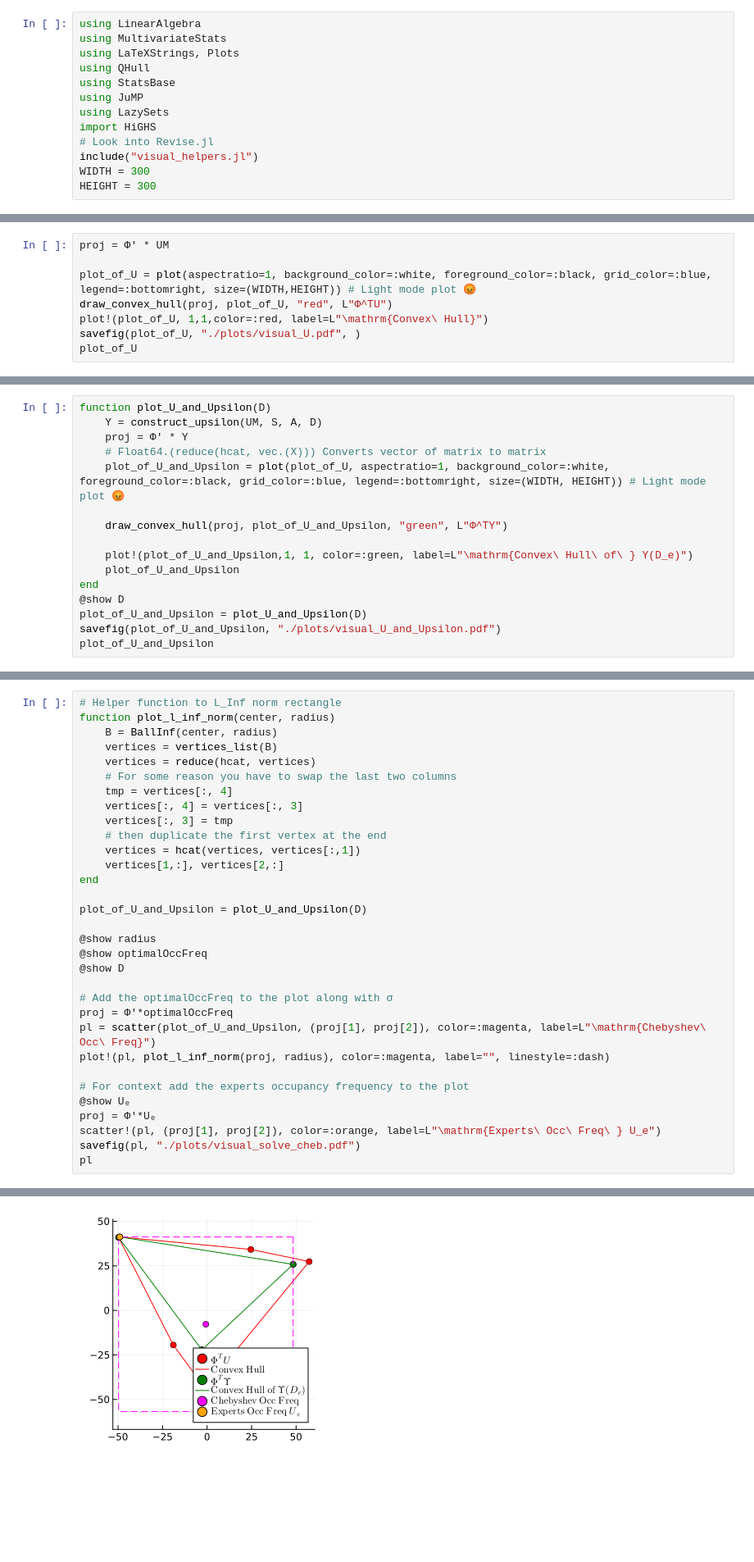
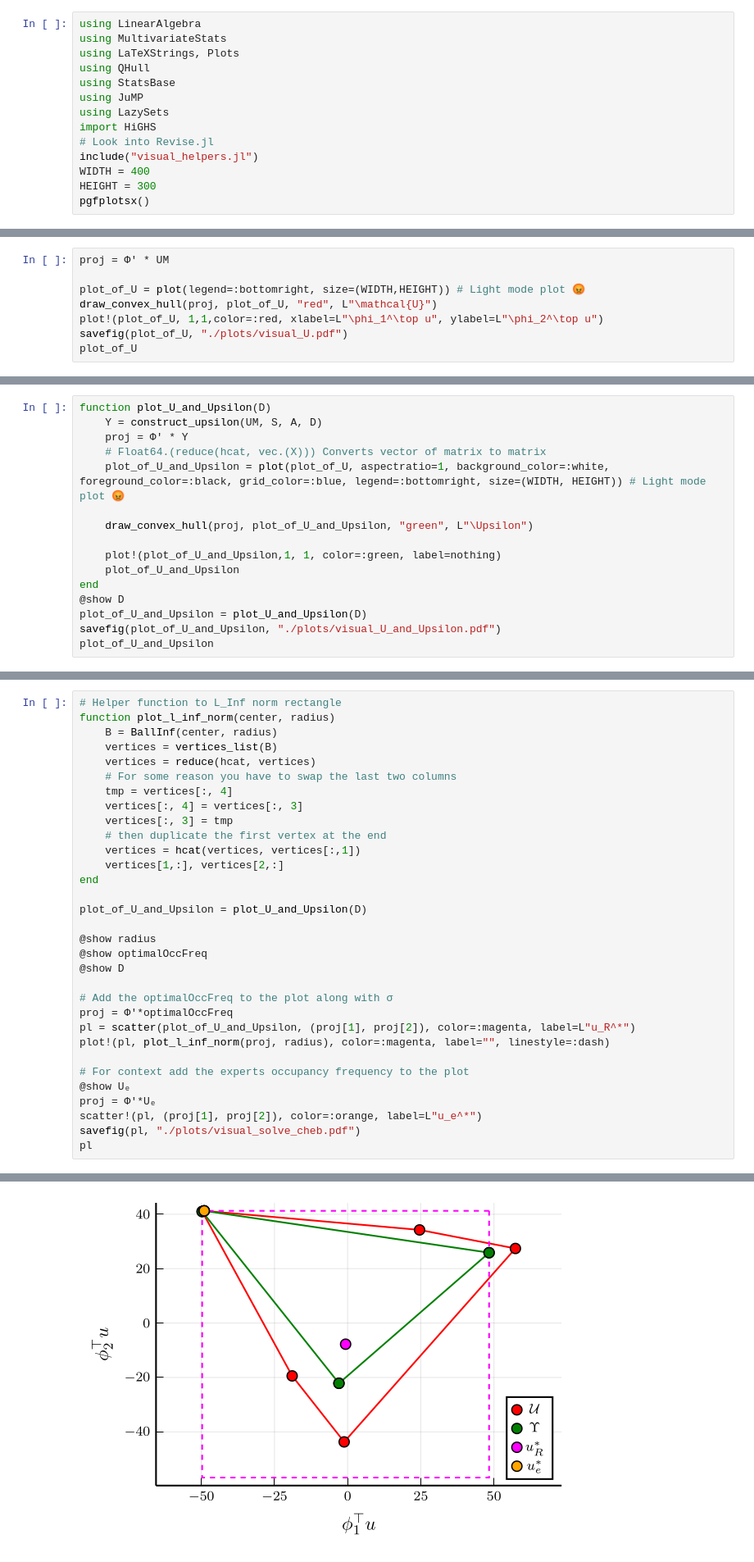
Before and after one commit to GersiD/ChebyshevROIL, a Jupyter notebook: notebooks/visual.ipynb, the cells around one changed output, grey strips where cells are left out. Shown at 82% size. Saved outputs shown, nothing was run; the diff lists cells and outputs as text; blank space fills up the shorter version.

```diff
--- a/notebooks/visual.ipynb
+++ b/notebooks/visual.ipynb
@@ -11,6 +11,7 @@ using LazySets
 import HiGHS
 # Look into Revise.jl
 include("visual_helpers.jl")
-WIDTH = 300
+WIDTH = 400
 HEIGHT = 300
+pgfplotsx()
 # %% [output]
@@ -117,9 +118,9 @@ norm(Φ, 2) = 1.414213562373095
 # %%
 proj = Φ' * UM
 
-plot_of_U = plot(aspectratio=1, background_color=:white, foreground_color=:black, grid_color=:blue, legend=:bottomright, size=(WIDTH,HEIGHT)) # Light mode plot 😡
-draw_convex_hull(proj, plot_of_U, "red", L"Φ^TU")
-plot!(plot_of_U, 1,1,color=:red, label=L"\mathrm{Convex\ Hull}")
-savefig(plot_of_U, "./plots/visual_U.pdf", )
+plot_of_U = plot(legend=:bottomright, size=(WIDTH,HEIGHT)) # Light mode plot 😡
+draw_convex_hull(proj, plot_of_U, "red", L"\mathcal{U}")
+plot!(plot_of_U, 1,1,color=:red, xlabel=L"\phi_1^\top u", ylabel=L"\phi_2^\top u")
+savefig(plot_of_U, "./plots/visual_U.pdf")
 plot_of_U
 # %% [output]
@@ -178,9 +179,9 @@ function plot_U_and_Upsilon(D)
     # Float64.(reduce(hcat, vec.(X))) Converts vector of matrix to matrix
     plot_of_U_and_Upsilon = plot(plot_of_U, aspectratio=1, background_color=:white, foreground_color=:black, grid_color=:blue, legend=:bottomright, size=(WIDTH, HEIGHT)) # Light mode plot 😡
 
-    draw_convex_hull(proj, plot_of_U_and_Upsilon, "green", L"Φ^TΥ")
+    draw_convex_hull(proj, plot_of_U_and_Upsilon, "green", L"\Upsilon")
 
-    plot!(plot_of_U_and_Upsilon,1, 1, color=:green, label=L"\mathrm{Convex\ Hull\ of\ } Υ(D_e)")
+    plot!(plot_of_U_and_Upsilon,1, 1, color=:green, label=nothing)
     plot_of_U_and_Upsilon
 end
 @show D
@@ -210,36 +211,36 @@ function plot_l_inf_norm(center, radius)
     vertices = reduce(hcat, vertices)
     # For some reason you have to swap the last two columns
     tmp = vertices[:, 4]
     vertices[:, 4] = vertices[:, 3]
     vertices[:, 3] = tmp
     # then duplicate the first vertex at the end
     vertices = hcat(vertices, vertices[:,1])
     vertices[1,:], vertices[2,:]
 end
 
 plot_of_U_and_Upsilon = plot_U_and_Upsilon(D)
 
 @show radius
 @show optimalOccFreq
 @show D
 
 # Add the optimalOccFreq to the plot along with σ
 proj = Φ'*optimalOccFreq
-pl = scatter(plot_of_U_and_Upsilon, (proj[1], proj[2]), color=:magenta, label=L"\mathrm{Chebyshev\ Occ\ Freq}")
+pl = scatter(plot_of_U_and_Upsilon, (proj[1], proj[2]), color=:magenta, label=L"u_R^*")
 plot!(pl, plot_l_inf_norm(proj, radius), color=:magenta, label="", linestyle=:dash)
 
 # For context add the experts occupancy frequency to the plot
 @show Uₑ
 proj = Φ'*Uₑ
-scatter!(pl, (proj[1], proj[2]), color=:orange, label=L"\mathrm{Experts\ Occ\ Freq\ } U_e")
+scatter!(pl, (proj[1], proj[2]), color=:orange, label=L"u_e^*")
 savefig(pl, "./plots/visual_solve_cheb.pdf")
 pl
 # %% [output]
 radius = 49.026051057814314
 optimalOccFreq = [8.11848618287159, 0.0, 22.91398975743155, 32.352644086982096, 27.138318541254222, 9.476561431460155]
 D = Any[(2, 2)]
 Uₑ = [70.6189391747475, 0.0, 0.0, 0.0, 28.72959502720652, 0.6514657980456026]
-[figure, old version]
+[figure, new version]
 # %% [markdown]
 ## Try different dataset sizes and states
 # %%
```
Also changed, not shown: parts of 4 cells of this notebook, 7 other files.
